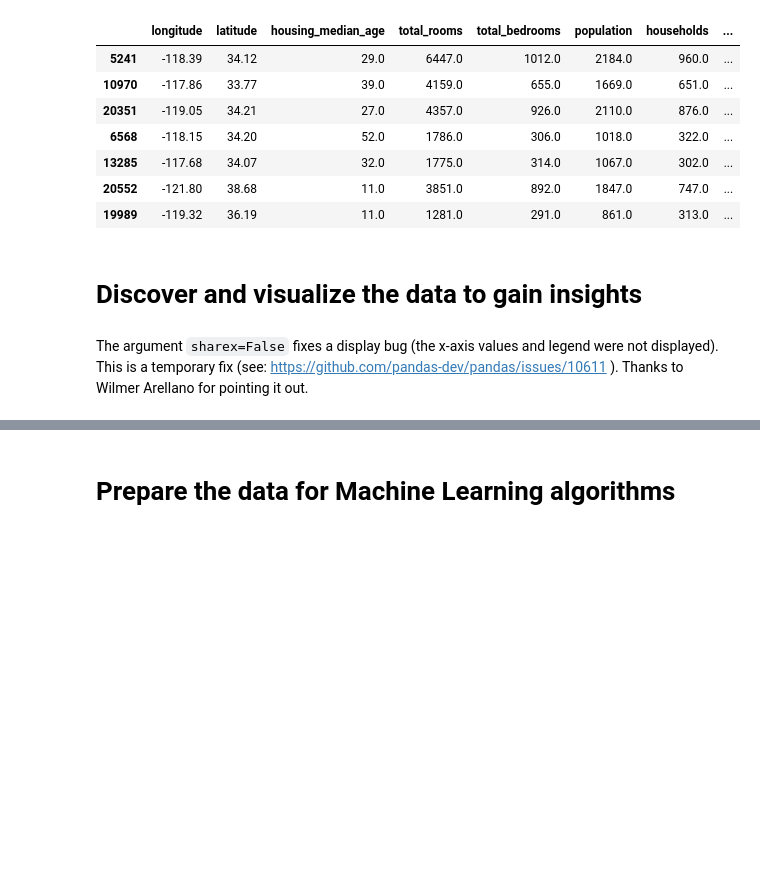
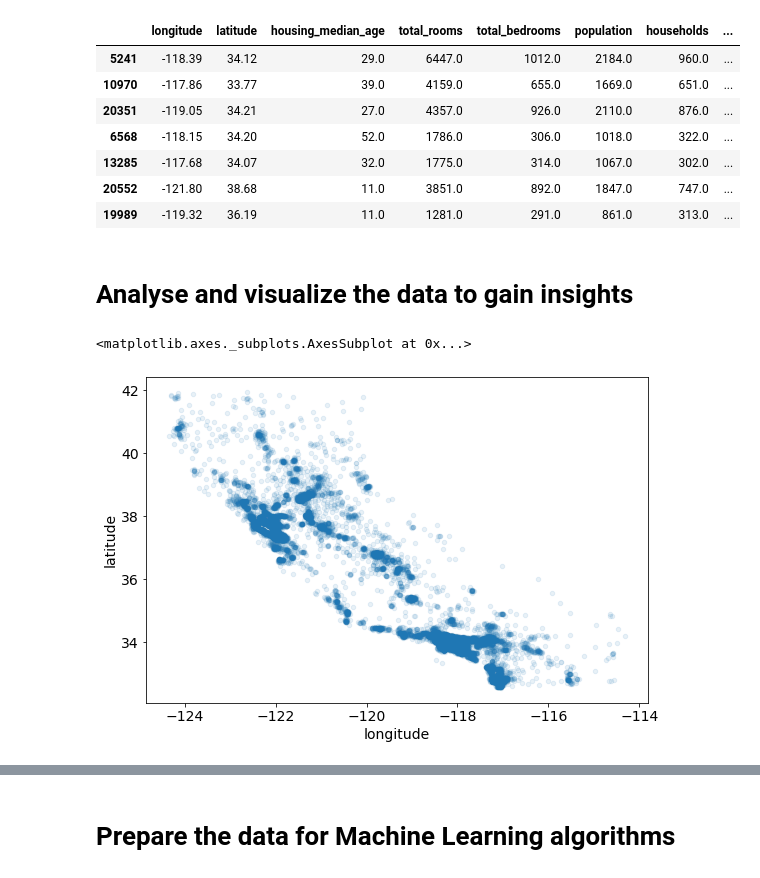
Before and after one commit to sandulas/Machine-Learning, a Jupyter notebook: CaliforniaHousing - Clean.ipynb, the cells around one changed output, grey strips where cells are left out. Saved outputs shown, nothing was run; the diff lists cells and outputs as text; code cells hidden in the pictures; blank space fills up the shorter version.

```diff
--- a/CaliforniaHousing - Clean.ipynb
+++ b/CaliforniaHousing - Clean.ipynb
@@ -197,4 +197,4 @@ test_set.head(7)
 | 20552 | -121.80 | 38.68 | 11.0 | 3851.0 | 892.0 | 1847.0 | 747.0 | ... |
 | 19989 | -119.32 | 36.19 | 11.0 | 1281.0 | 291.0 | 861.0 | 313.0 | ... |
 # %% [markdown]
-# Discover and visualize the data to gain insights
+# Analyse and visualize the data to gain insights
@@ -209,3 +201,13 @@ save_fig("better_visualization_plot")
-# %% [markdown]
-The argument `sharex=False` fixes a display bug (the x-axis values and legend were not displayed). This is a temporary fix (see: https://github.com/pandas-dev/pandas/issues/10611 ). Thanks to Wilmer Arellano for pointing it out.
+# %%
+# Copy the train set over the original set to make sure we don't affect the train set
+# and we don't look at the data included in the test set
+housing = train_set.copy()
+
+# Visualise the house locations and density (denser areas are more strongly colored because
+# more points overlap and become less transparent)
+housing.plot(kind="scatter", x="longitude", y="latitude", alpha=0.1, figsize=(9, 6))
+#save_fig("better_visualization_plot")
+# %% [output]
+<matplotlib.axes._subplots.AxesSubplot at 0x...>
+[figure, added]
 # %%
```
Also changed, not shown: parts of 6 cells of this notebook.
